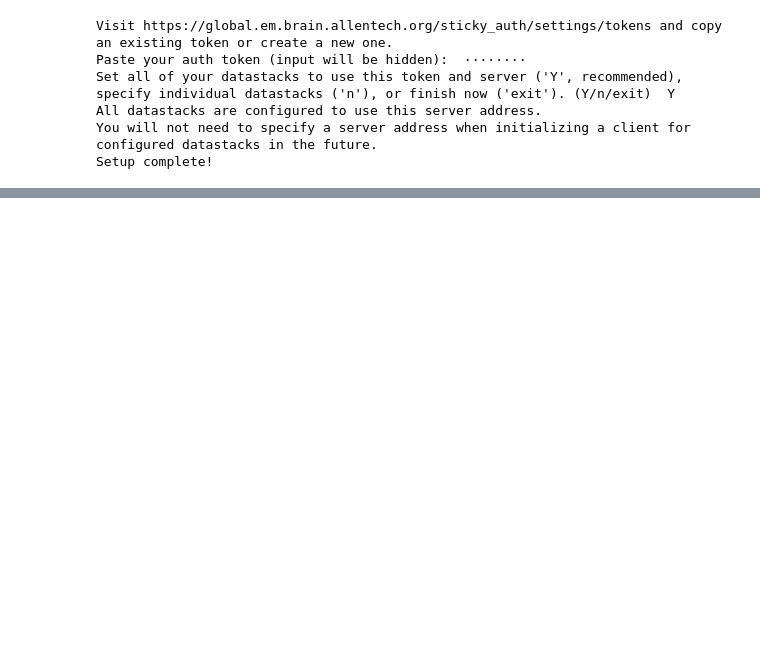
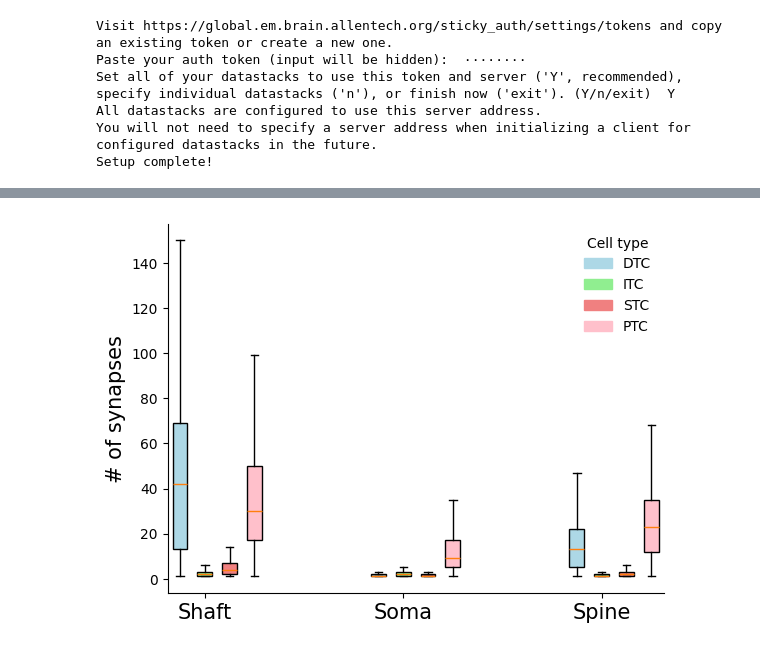
Before and after one commit to timkimd/connectomics, a Jupyter notebook: code/notebooks/structure_table.ipynb, the cells around one changed output, grey strips where cells are left out. Cells and saved outputs as stored; diff of their text form; code cells hidden in the pictures; blank space fills up the shorter version.

Commit message:
update with more plots

```diff
--- a/code/notebooks/structure_table.ipynb
+++ b/code/notebooks/structure_table.ipynb
@@ -367,0 +317,2 @@ ultimate_table
+# %%
+IE_cell = pd.read_feather('IE_struct_cell_tbl_v1dd_1196.feather')
@@ -367,0 +386,63 @@ ultimate_table
+# %%
+import matplotlib.pyplot as plt
+import matplotlib.patches as mpatches
+import numpy as np
+
+# Sample Data
+np.random.seed(42)
+data = [
+    [
+        IE_cell.query('cell_type_pre == "DTC" and target_structure == "shaft"')['total_synapses'],
+        IE_cell.query('cell_type_pre == "ITC" and target_structure == "shaft"')['total_synapses'],
+        IE_cell.query('cell_type_pre == "STC" and target_structure == "shaft"')['total_synapses'],
+        IE_cell.query('cell_type_pre == "PTC" and target_structure == "shaft"')['total_synapses']
+    ],
+    [
+        IE_cell.query('cell_type_pre == "DTC" and target_structure == "soma"')['total_synapses'],
+        IE_cell.query('cell_type_pre == "ITC" and target_structure == "soma"')['total_synapses'],
+        IE_cell.query('cell_type_pre == "STC" and target_structure == "soma"')['total_synapses'],
+        IE_cell.query('cell_type_pre == "PTC" and target_structure == "soma"')['total_synapses']
+    ],
+    [
+        IE_cell.query('cell_type_pre == "DTC" and target_structure == "spine"')['total_synapses'],
+        IE_cell.query('cell_type_pre == "ITC" and target_structure == "spine"')['total_synapses'],
+        IE_cell.query('cell_type_pre == "STC" and target_structure == "spine"')['total_synapses'],
+        IE_cell.query('cell_type_pre == "PTC" and target_structure == "spine"')['total_synapses']
+    ],
+    #[
+    #    IE_cell.query('cell_type_pre == "DTC" and target_structure == "unknown"')['total_synapses'],
+    #    IE_cell.query('cell_type_pre == "ITC" and target_structure == "unknown"')['total_synapses'],
+    #    IE_cell.query('cell_type_pre == "STC" and target_structure == "unknown"')['total_synapses'],
+    #    IE_cell.query('cell_type_pre == "PTC" and target_structure == "unknown"')['total_synapses']
+    #]
+]
+
+# Settings
+colors = ["lightblue", "lightgreen", "lightcoral", "pink"]
+positions = np.arange(len(data)) * 8  # space between groups
+
+fig, ax = plt.subplots()
+
+# Plot each group
+for i, group in enumerate(data):
+    for j, vals in enumerate(group):
+        ax.boxplot(vals, positions=[positions[i] + j],
+                   patch_artist=True, showfliers=False,
+                   widths=0.6,
+                   boxprops=dict(facecolor=colors[j]))
+
+# X-axis labels
+ax.set_xticks(positions + 1, ["Shaft", "Soma", "Spine"], fontsize=15)#, "Unknown"])
+ax.set_ylabel("# of synapses", fontsize=15)
+
+labels = ["DTC", "ITC", "STC", "PTC"]
+patches = [mpatches.Patch(color=colors[i], label=labels[i]) for i in range(len(colors))]
+ax.legend(handles=patches, title="Cell type", frameon=False)
+
+# Remove top & right spines
+ax.spines['top'].set_visible(False)
+ax.spines['right'].set_visible(False)
+
+plt.show()
+# %% [output]
+[figure, added]
```
Also changed, not shown: parts of 50 cells of this notebook.
